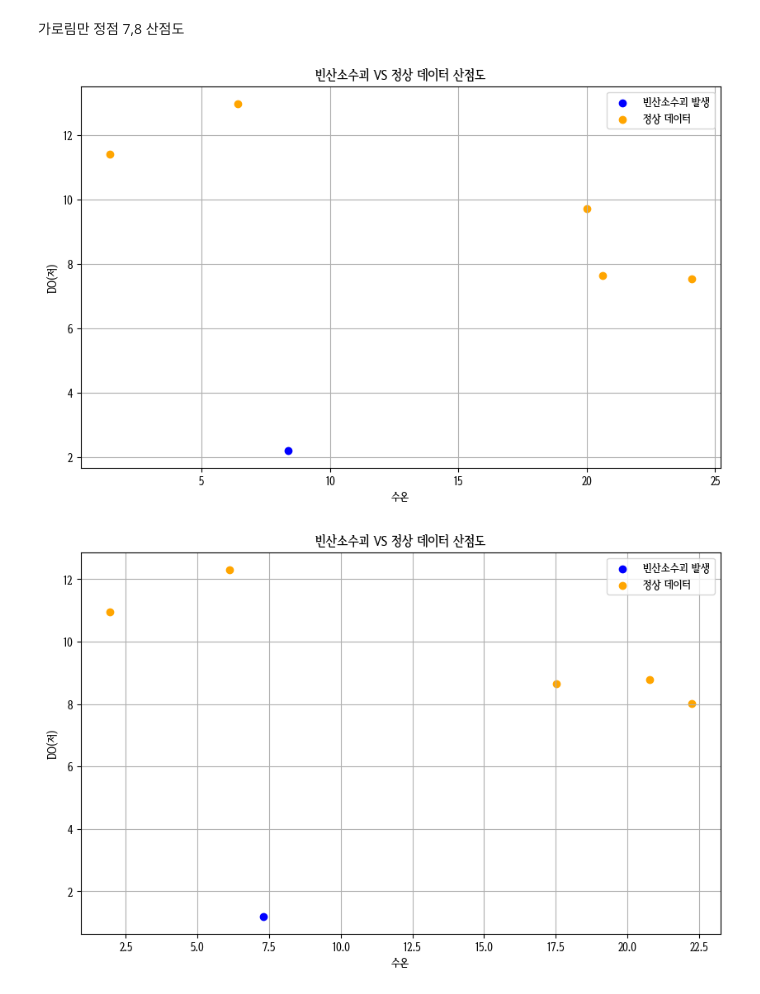
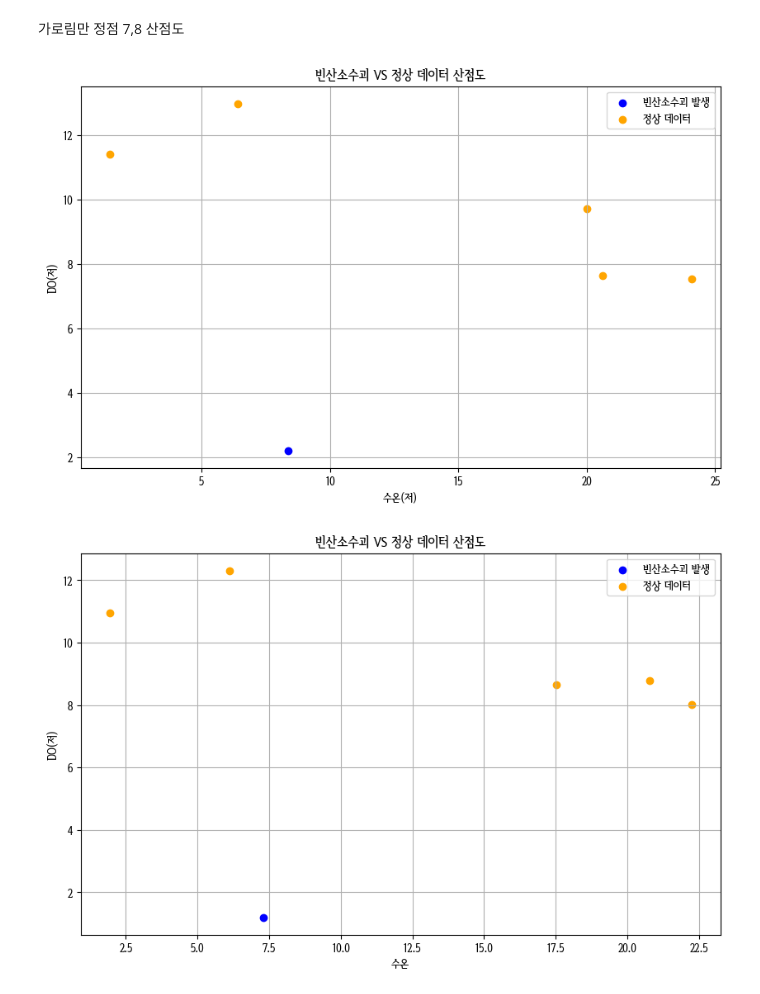
Before and after one commit to Hanhojjung/---_-----, a Jupyter notebook: knn(저)결측값제거.ipynb, the cells around one changed output. Cells and saved outputs as stored; diff of their text form; code cells hidden in the pictures.

```diff
--- a/knn(저)결측값제거.ipynb
+++ b/knn(저)결측값제거.ipynb
@@ -347,15 +347,15 @@ plt.show()
 # %%
 plt.figure(figsize=(10, 6))
 plt.scatter(df가로림만7유['수온(저)'], df가로림만7유['DO(저)'], color='blue', label='빈산소수괴 발생')
 plt.scatter(df가로림만7무['수온(저)'], df가로림만7무['DO(저)'], color='orange', label='정상 데이터')
-plt.xlabel('수온')
+plt.xlabel('수온(저)')
 plt.ylabel('DO(저)')
 plt.title('빈산소수괴 VS 정상 데이터 산점도')
 plt.legend()
 plt.grid(True)
 plt.show()
 # %% [output]
-[figure, old version]
+[figure, new version]
 # %%
 plt.figure(figsize=(10, 6))
 plt.scatter(df가로림만8유['수온(저)'], df가로림만8유['DO(저)'], color='blue', label='빈산소수괴 발생')
```
Also changed, not shown: parts of 20 cells of this notebook.
